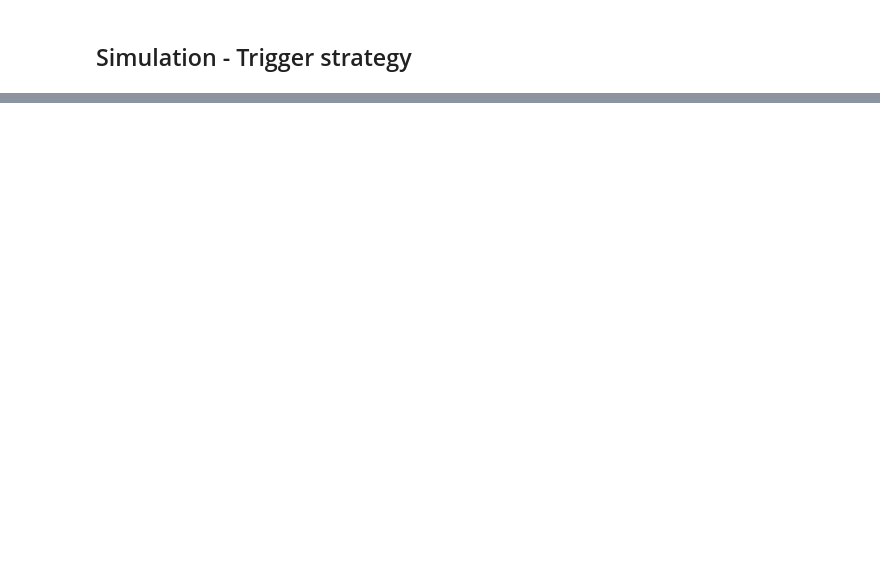
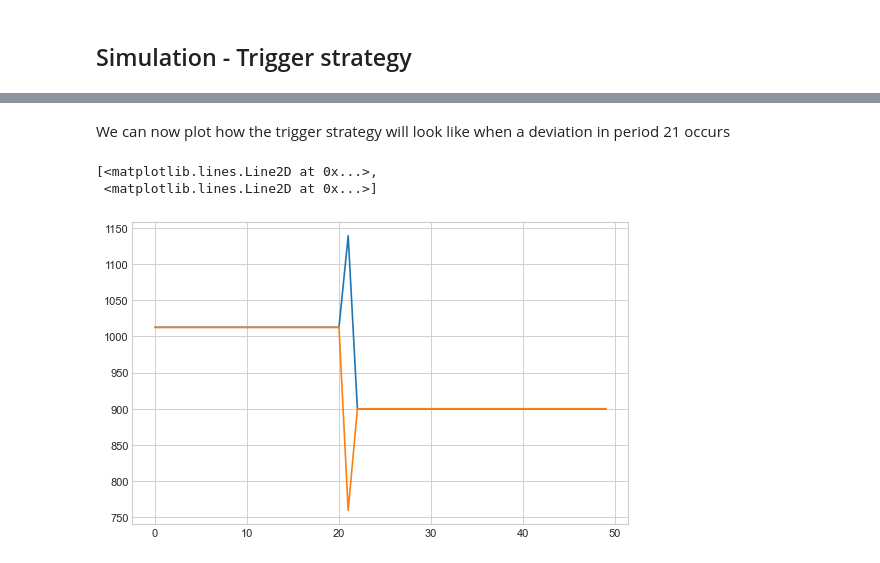
Before and after one commit to yapicikerem/Numecon_workspace, a Jupyter notebook: modelproject/Modelproject_ky.ipynb, the cells around one changed output, grey strips where cells are left out. Drawn from its saved outputs; the diff is of its cells as text; code cells hidden in the pictures; blank space fills up the shorter version.

```diff
--- a/modelproject/Modelproject_ky.ipynb
+++ b/modelproject/Modelproject_ky.ipynb
@@ -105,5 +117,6 @@ We will give x_0 a initial guess, and look for an optimal production for firm $i
 # %%
 x0 = [40, 40] #Initial guess
-results = optimize.fsolve(vector_best_response, x0) #Optimize
-print(results)
+best_response_i = optimize.fsolve(vector_best_response, x0) #Optimize
+
+print(f'The numerical solution for the best response is: {best_response_i[0]:.2f} which is the same value as found in the analytical solution')
 # %% [output]
@@ -194,0 +271,27 @@ These two values are the profit of firm i when it follows the collude strategy a
+# %%
+t_grid = np.linspace(0, 49, 50)
+
+#Triggger
+profit_i_trig = []
+profit_j_trig = []
+
+for i in t_grid:
+    if i <= 20:
+        profit_i_trig.append(optimum_profit)
+        profit_j_trig.append(optimum_profit)
+    elif i == 21:
+        profit_i_trig.append(opt_profit_deviate)
+        profit_j_trig.append(profit(optimum_quantity,opt_quantity_deviate))
+    else:
+        profit_i_trig.append(profit(best_response_i[0],best_response_i[1]))
+        profit_j_trig.append(profit(best_response_i[0],best_response_i[1]))
+# %% [markdown]
+We can now plot how the trigger strategy will look like when a deviation in period 21 occurs
+# %%
+fig = plt.figure(figsize=(8, 5), dpi=80)
+ax = fig.add_subplot(1,1,1)
+ax.plot(t_grid,profit_i_trig, profit_j_trig)
+# %% [output]
+[<matplotlib.lines.Line2D at 0x...>,
+ <matplotlib.lines.Line2D at 0x...>]
+[figure, added]
```
Also changed, not shown: parts of 61 cells of this notebook, 4 other files.
